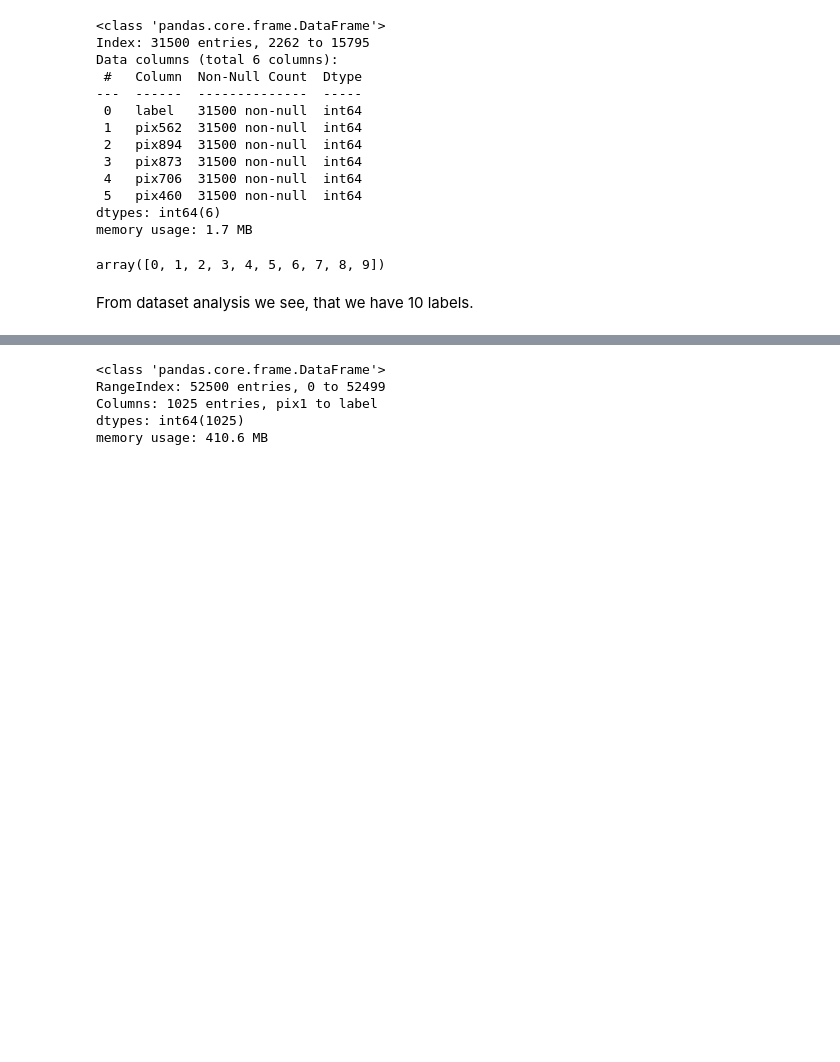
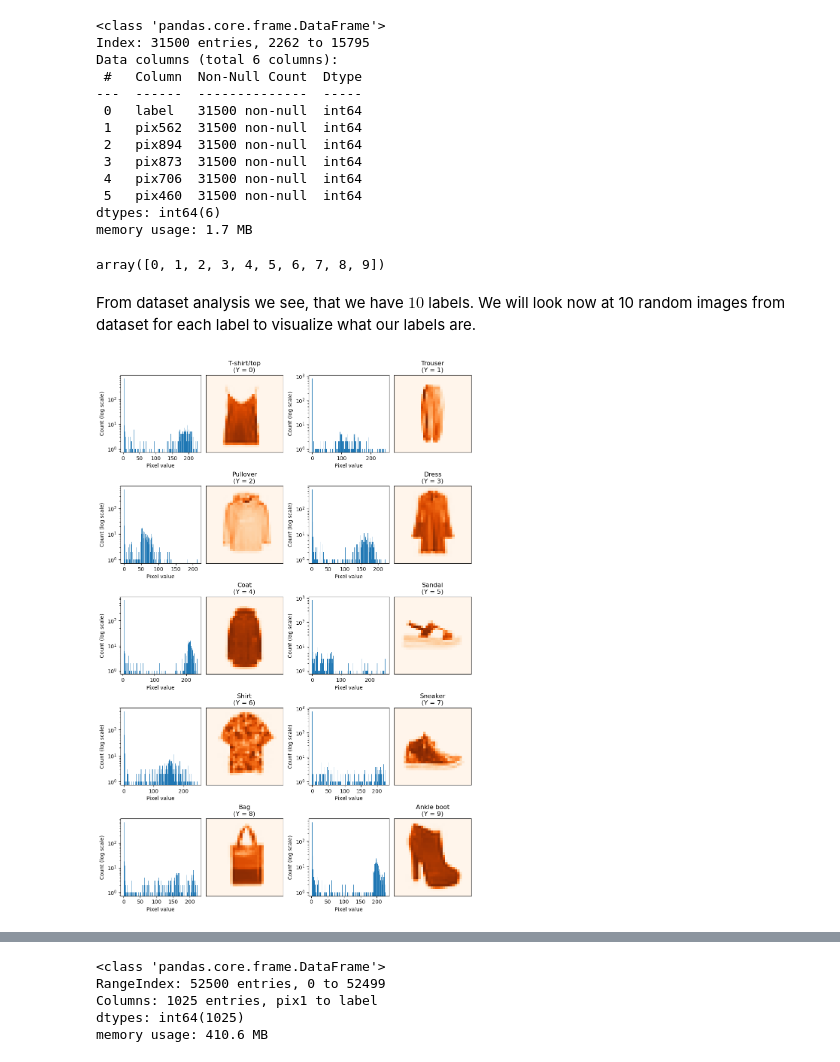
Before and after one commit to nickobard/Machine-Learning-II, a Jupyter notebook: 02/homework_02_B232.ipynb, the cells around one changed output, grey strips where cells are left out. Drawn from its saved outputs; the diff is of its cells as text; code cells hidden in the pictures; blank space fills up the shorter version.

Commit message:
hw02: Finish data visualization

```diff
--- a/02/homework_02_B232.ipynb
+++ b/02/homework_02_B232.ipynb
@@ -174,4 +190,33 @@ np.sort(y_train.unique())
 # %% [output]
 array([0, 1, 2, 3, 4, 5, 6, 7, 8, 9])
 # %% [markdown]
-From dataset analysis we see, that we have 10 labels.
+From dataset analysis we see, that we have $10$ labels. We will look now at 10 random images from dataset for each label to visualize what our labels are.
+# %%
+indices = list()
+for label in np.sort(y_train.unique()):
+    indices.append(y_train[y_train == label].index[0])
+selection_X_train, selection_y_train = X_train.loc[indices], y_train.loc[indices]
+# %%
+def draw_images(images, labels, shape, scale=1):
+    images = images.to_numpy()
+    labels = labels.to_numpy()
+
+    fig = plt.figure(figsize=(scale * 2 * shape[1], scale * 2 * shape[0]), constrained_layout=True)
+    i = 0
+    while i < images.shape[0]:
+        ax_hist = fig.add_subplot(2 * shape[0], 2 * shape[1], 2 * i + 1)
+        ax_hist.hist(images[i], bins=256)
+        ax_hist.set_yscale('log')
+        ax_hist.set_ylabel("Count (log scale)")
+        ax_hist.set_xlabel("Pixel value")
+
+        ax_image = fig.add_subplot(2 * shape[0], 2 * shape[1], 2 * i + 2, xticks=[], yticks=[])
+        image = images[i].reshape((32, 32))
+        ax_image.imshow(image, cmap="Oranges", interpolation="nearest")
+        ax_image.set_title(f"{labels_dict[i]}\n(Y = {labels[i]})")
+
+        i += 1
+# %%
+draw_images(selection_X_train, selection_y_train, shape=(5, 2), scale=2.5)
+# %% [output]
+[figure, added]
```
Also changed, not shown: parts of 6 cells of this notebook.
